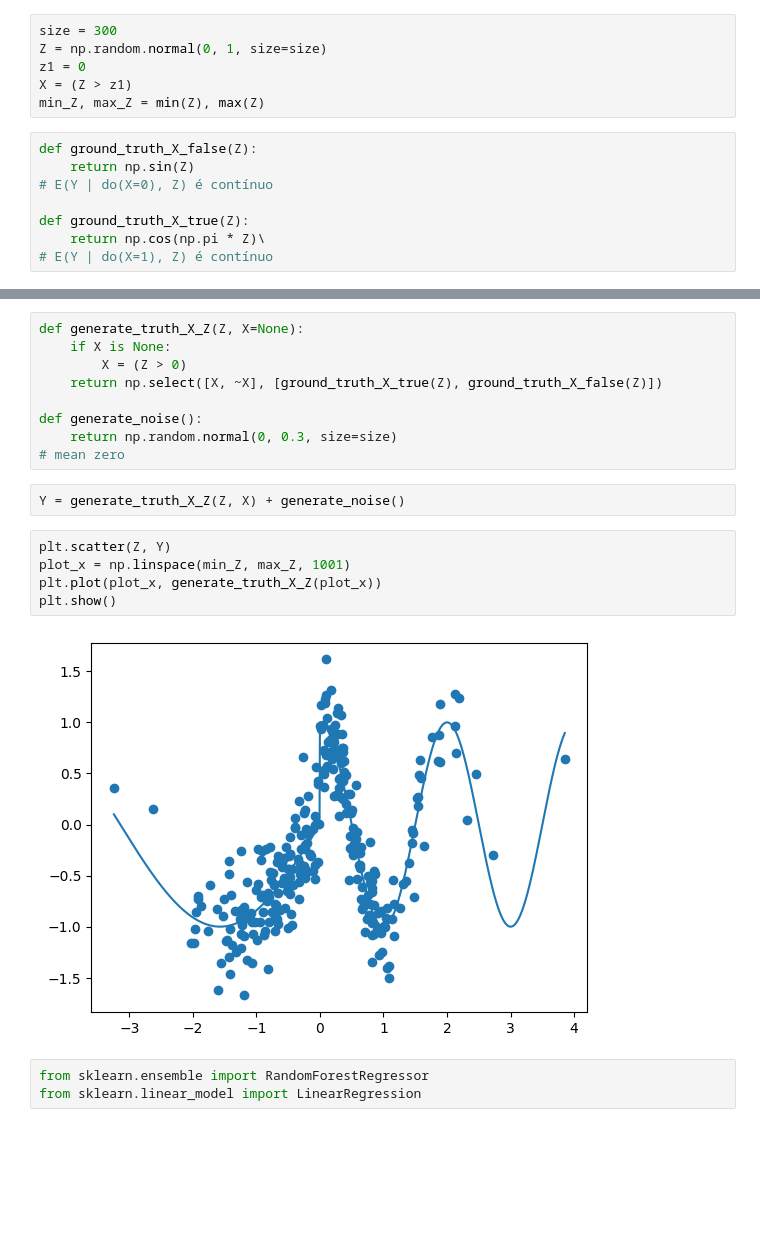
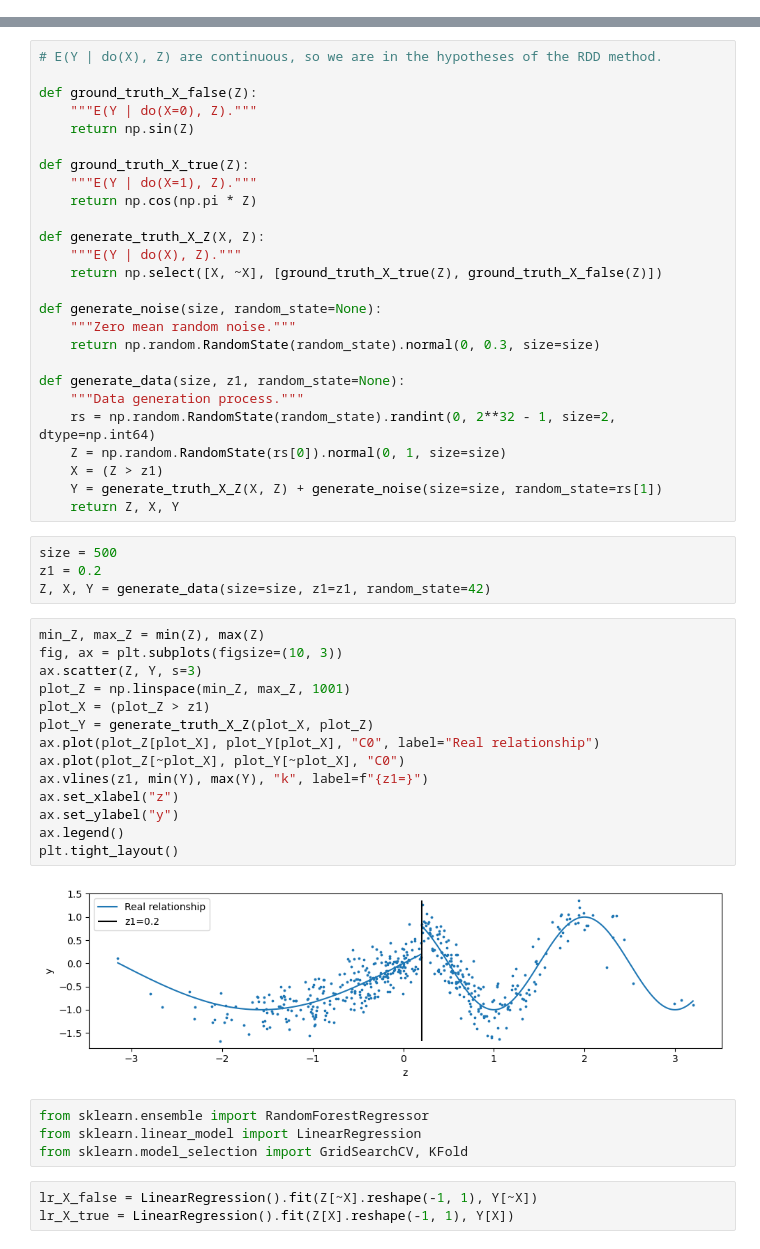
Before and after one commit to vitaliset/projetos-de-estudo, a Jupyter notebook: causal_inference_exercise2/RDD.ipynb, the cells around one changed output, grey strips where cells are left out. Saved outputs shown, nothing was run; the diff lists cells and outputs as text; blank space fills up the shorter version.

```diff
--- a/causal_inference_exercise2/RDD.ipynb
+++ b/causal_inference_exercise2/RDD.ipynb
@@ -5,14 +8,0 @@ np.random.seed(42)
-# %%
-size = 300
-Z = np.random.normal(0, 1, size=size)
-z1 = 0
-X = (Z > z1)
-min_Z, max_Z = min(Z), max(Z)
-# %%
-def ground_truth_X_false(Z):
-    return np.sin(Z)
-# E(Y | do(X=0), Z) é contínuo
-
-def ground_truth_X_true(Z):
-    return np.cos(np.pi * Z)\
-# E(Y | do(X=1), Z) é contínuo
@@ -24,22 +9,54 @@ plt.show()
 # %%
-def generate_truth_X_Z(Z, X=None):
-    if X is None:
-        X = (Z > 0)
+# E(Y | do(X), Z) are continuous, so we are in the hypotheses of the RDD method.
+
+def ground_truth_X_false(Z):
+    """E(Y | do(X=0), Z)."""
+    return np.sin(Z)
+
+def ground_truth_X_true(Z):
+    """E(Y | do(X=1), Z)."""
+    return np.cos(np.pi * Z)
+
+def generate_truth_X_Z(X, Z):
+    """E(Y | do(X), Z)."""
     return np.select([X, ~X], [ground_truth_X_true(Z), ground_truth_X_false(Z)])
 
-def generate_noise():
-    return np.random.normal(0, 0.3, size=size)
-# mean zero
+def generate_noise(size, random_state=None):
+    """Zero mean random noise."""
+    return np.random.RandomState(random_state).normal(0, 0.3, size=size)
+
+def generate_data(size, z1, random_state=None):
+    """Data generation process."""
+    rs = np.random.RandomState(random_state).randint(0, 2**32 - 1, size=2, dtype=np.int64)
+    Z = np.random.RandomState(rs[0]).normal(0, 1, size=size)
+    X = (Z > z1)
+    Y = generate_truth_X_Z(X, Z) + generate_noise(size=size, random_state=rs[1])
+    return Z, X, Y
-# %%
-Y = generate_truth_X_Z(Z, X) + generate_noise()
+# %%
+size = 500
+z1 = 0.2
+Z, X, Y = generate_data(size=size, z1=z1, random_state=42)
 # %%
-plt.scatter(Z, Y)
-plot_x = np.linspace(min_Z, max_Z, 1001)
-plt.plot(plot_x, generate_truth_X_Z(plot_x))
-plt.show()
+min_Z, max_Z = min(Z), max(Z)
+fig, ax = plt.subplots(figsize=(10, 3))
+ax.scatter(Z, Y, s=3)
+plot_Z = np.linspace(min_Z, max_Z, 1001)
+plot_X = (plot_Z > z1)
+plot_Y = generate_truth_X_Z(plot_X, plot_Z)
+ax.plot(plot_Z[plot_X], plot_Y[plot_X], "C0", label="Real relationship")
+ax.plot(plot_Z[~plot_X], plot_Y[~plot_X], "C0")
+ax.vlines(z1, min(Y), max(Y), "k", label=f"{z1=}")
+ax.set_xlabel("z")
+ax.set_ylabel("y")
+ax.legend()
+plt.tight_layout()
 # %% [output]
-[figure, old version]
+[figure, new version]
 # %%
 from sklearn.ensemble import RandomForestRegressor
 from sklearn.linear_model import LinearRegression
+from sklearn.model_selection import GridSearchCV, KFold
+# %%
+lr_X_false = LinearRegression().fit(Z[~X].reshape(-1, 1), Y[~X])
+lr_X_true = LinearRegression().fit(Z[X].reshape(-1, 1), Y[X])
 # %%
```
Also changed, not shown: parts of 13 cells of this notebook, 1 other file.
